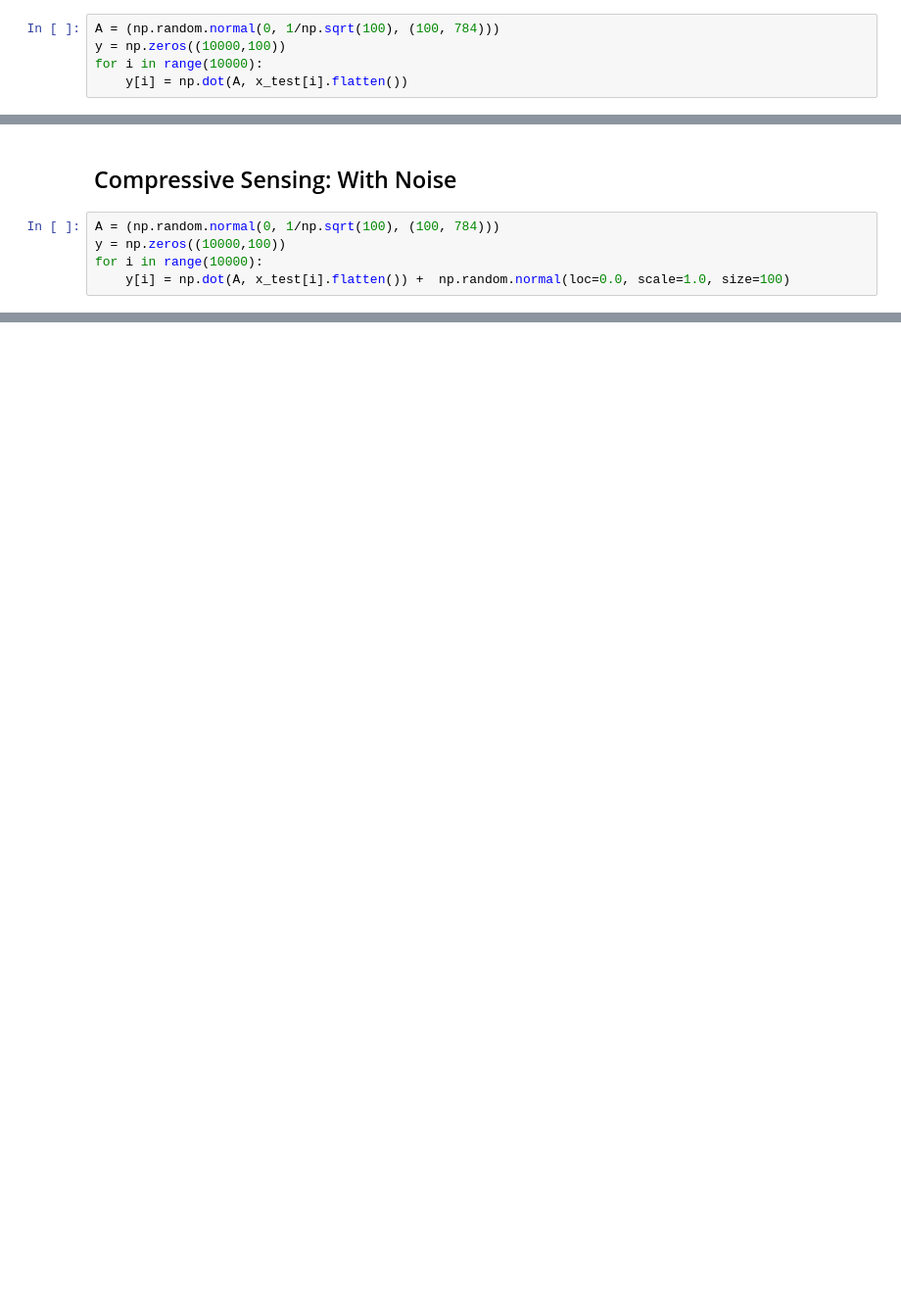
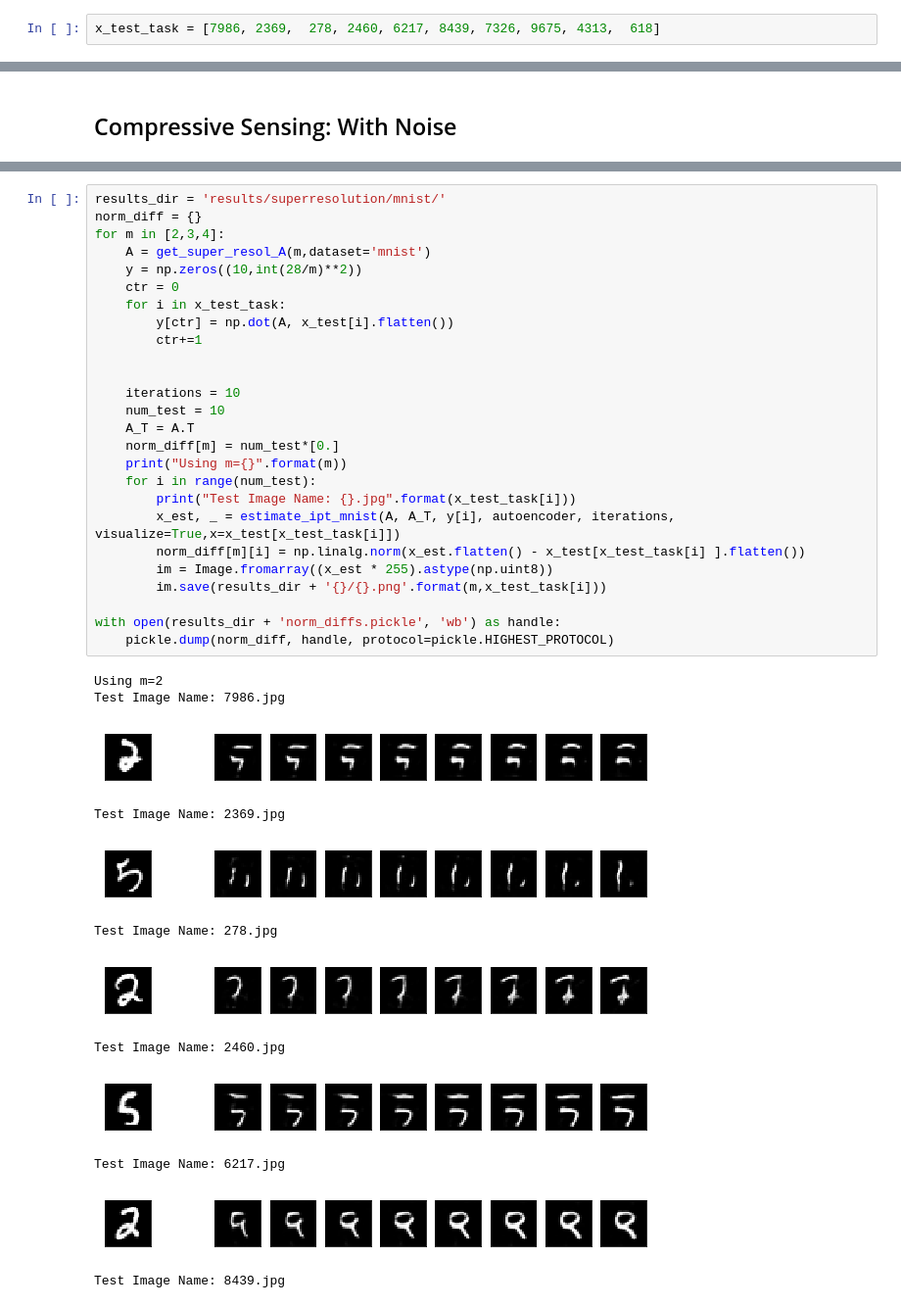
Before and after one commit to jasjeetIM/lin_inv_dae, a Jupyter notebook: cs_dae/DAE-MNIST.ipynb, the cells around one changed output, grey strips where cells are left out. Shown at 98% size. Drawn from its saved outputs; the diff is of its cells as text; blank space fills up the shorter version.

```diff
--- a/cs_dae/DAE-MNIST.ipynb
+++ b/cs_dae/DAE-MNIST.ipynb
@@ -107,9 +112,6 @@ plt.show()
 # %% [markdown]
 ## Compressive Sensing: No Noise
-# %%
-A = (np.random.normal(0, 1/np.sqrt(100), (100, 784)))
-y = np.zeros((10000,100))
-for i in range(10000):
-    y[i] = np.dot(A, x_test[i].flatten())
+# %%
+x_test_task = [7986, 2369,  278, 2460, 6217, 8439, 7326, 9675, 4313,  618]
 # %% [markdown]
 ## Algorithm 1: IPT
@@ -166,7 +166,2 @@ Test Image Name: 6784.jpg
 # %% [markdown]
 ## Compressive Sensing: With Noise
-# %%
-A = (np.random.normal(0, 1/np.sqrt(100), (100, 784)))
-y = np.zeros((10000,100))
-for i in range(10000):
-    y[i] = np.dot(A, x_test[i].flatten()) +  np.random.normal(loc=0.0, scale=1.0, size=100)
@@ -224,0 +220,39 @@ Test Image Name: 6233.jpg
+# %%
+results_dir = 'results/superresolution/mnist/'
+norm_diff = {}
+for m in [2,3,4]:
+    A = get_super_resol_A(m,dataset='mnist')
+    y = np.zeros((10,int(28/m)**2))
+    ctr = 0
+    for i in x_test_task:
+        y[ctr] = np.dot(A, x_test[i].flatten())
+        ctr+=1
+
+
+    iterations = 10
+    num_test = 10
+    A_T = A.T
+    norm_diff[m] = num_test*[0.]
+    print("Using m={}".format(m))
+    for i in range(num_test):
+        print("Test Image Name: {}.jpg".format(x_test_task[i]))
+        x_est, _ = estimate_ipt_mnist(A, A_T, y[i], autoencoder, iterations, visualize=True,x=x_test[x_test_task[i]])
+        norm_diff[m][i] = np.linalg.norm(x_est.flatten() - x_test[x_test_task[i] ].flatten())
+        im = Image.fromarray((x_est * 255).astype(np.uint8))
+        im.save(results_dir + '{}/{}.png'.format(m,x_test_task[i]))
+
+with open(results_dir + 'norm_diffs.pickle', 'wb') as handle:
+    pickle.dump(norm_diff, handle, protocol=pickle.HIGHEST_PROTOCOL)
+# %% [output]
+Using m=2
+Test Image Name: 7986.jpg
+[figure, added]
+Test Image Name: 2369.jpg
+[figure, added]
+Test Image Name: 278.jpg
+[figure, added]
+Test Image Name: 2460.jpg
+[figure, added]
+Test Image Name: 6217.jpg
+[figure, added]
+Test Image Name: 8439.jpg
```
Also changed, not shown: parts of 18 cells of this notebook, 2 other files.
